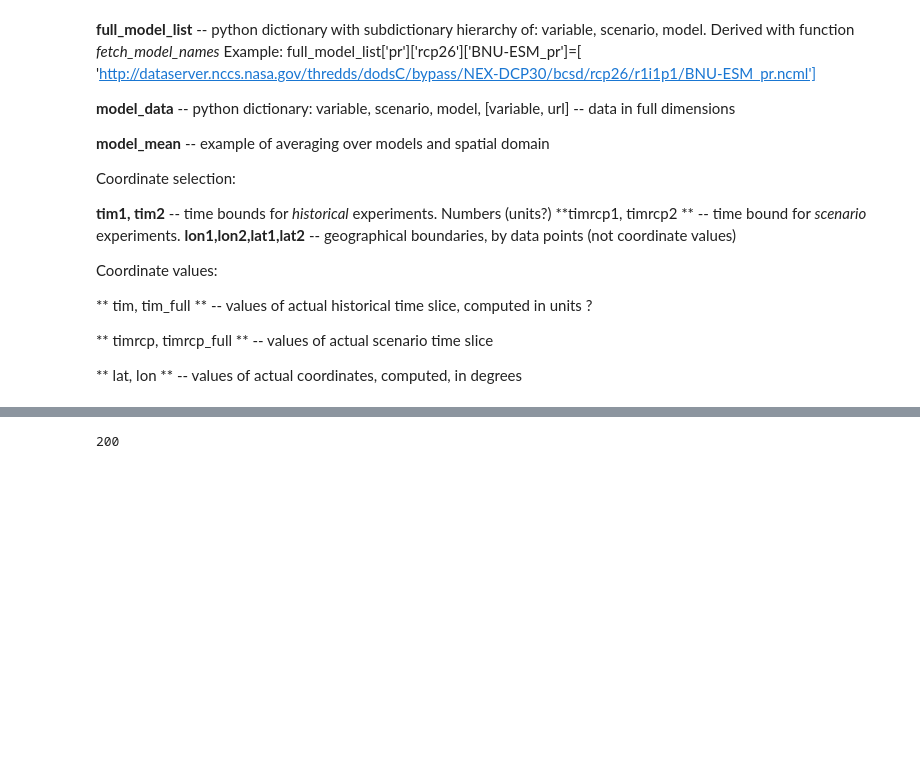
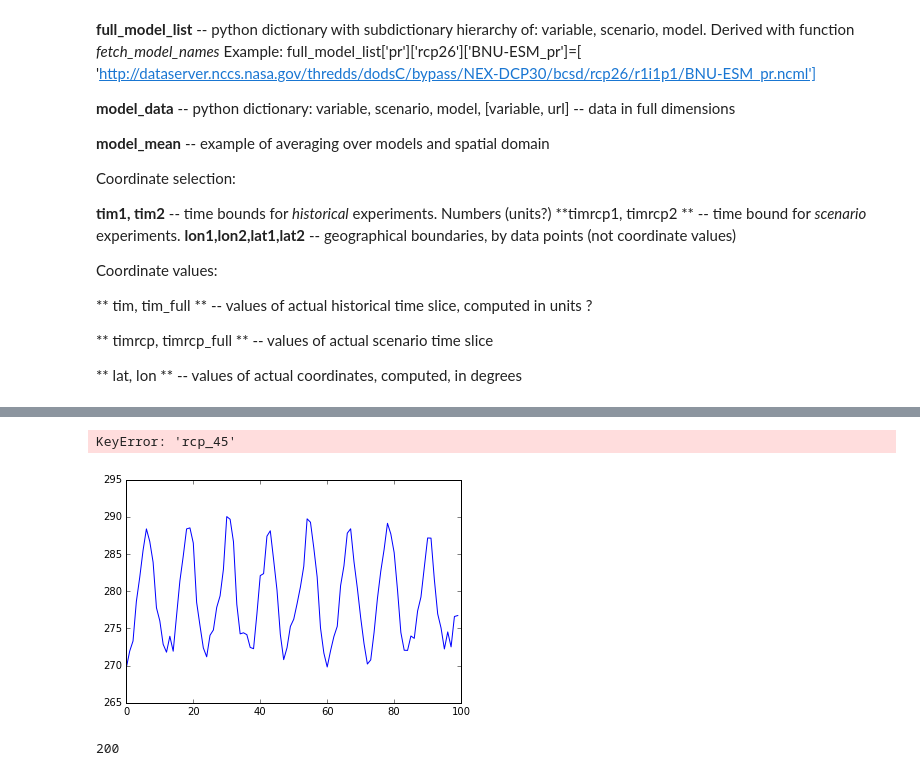
Before and after one commit to aluhamaa/nex-demo, a Jupyter notebook: python/Demo_thredds.ipynb, the cells around one changed output, grey strips where cells are left out. Cells and saved outputs as stored; diff of their text form; code cells hidden in the pictures; blank space fills up the shorter version.

```diff
--- a/python/Demo_thredds.ipynb
+++ b/python/Demo_thredds.ipynb
@@ -92,19 +92,19 @@ def get_subset(invars,scenarios,models):
     """Fetch actual data according to vars and scenarios"""
     model_data={}
     for v in invars:
-        print('v',v)
+        #print('v',v)
         model_data[v]={}
         for sc in scenarios:
-            print('sc',sc)
+            #print('sc',sc)
             model_data[v][sc]={}
             for model in models:
-                print('model',model)
-                model_data[v][sc][model]={'url':open_url(full_model_list[v][sc][model])}
-                prtemp=model_data[v][sc][model]['url'][model][model]
+                m=model
+                model_data[v][sc][m]={'url':open_url(full_model_list[v][sc][m+'_'+v])}
+                prtemp=model_data[v][sc][m]['url'][m+'_'+v][m+'_'+v]
                 if sc=='historical':
-                    model_data[v][sc][model][v]=prtemp[tim1:tim2,lat1:lat2,lon1:lon2]
+                    model_data[v][sc][m][v]=prtemp[tim1:tim2,lat1:lat2,lon1:lon2]
                 else:
-                    model_data[v][sc][model][v]=prtemp[timrcp1:timrcp2,lat1:lat2,lon1:lon2]
+                    model_data[v][sc][m][v]=prtemp[timrcp1:timrcp2,lat1:lat2,lon1:lon2]
     return model_data
 
 def mean_of_subset(model_data):
@@ -175,0 +196,2 @@ model_data=get_subset(['pr'],['historical','rcp45'],['CCSM4_pr','MIROC-ESM-CHEM_
+# %%
+model_data2=get_subset(['tasmin','pr'],['historical'],['CCSM4'])
@@ -176 +218,6 @@ model_data=get_subset(['pr'],['historical','rcp45'],['CCSM4_pr','MIROC-ESM-CHEM_
+# %%
+plt.plot(model_data2['tasmin']['historical']['CCSM4']['tasmin'][:,0,0])
+# %% [output]
+KeyError: 'rcp_45'
+[figure, added]
 # %%
```
Also changed, not shown: parts of 9 cells of this notebook.
